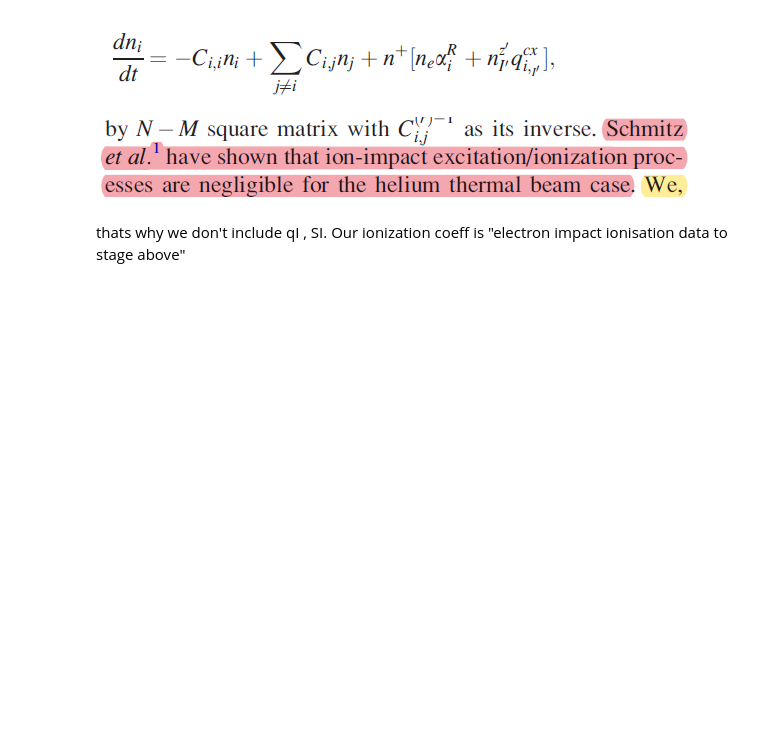
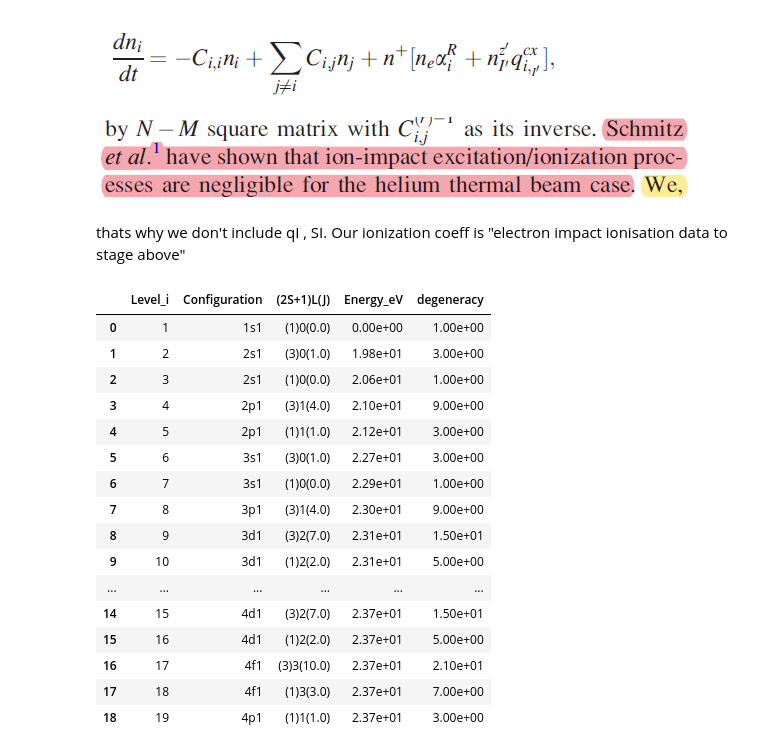
Before and after one commit to nadyayal/CRM, a Jupyter notebook: CRM1.ipynb, the cells around one changed output. Saved outputs shown, nothing was run; the diff lists cells and outputs as text; code cells hidden in the pictures; blank space fills up the shorter version.

Commit message:
config from nist

```diff
--- a/CRM1.ipynb
+++ b/CRM1.ipynb
@@ -143,3 +162,3 @@ pd.set_option('display.float_format', lambda x: '%.2e' % x)
 # %%
-df_ex, df_i, Aji, df_config = read_adas4("/content/drive/MyDrive/CRM_data/helike_hps02he.dat", 'S')
-_, df_r, _, _ = read_adas4("/content/drive/MyDrive/CRM_data/helike_kvi97#he0.dat", 'R')
+df_ex, df_i, df_config = read_adas4("/content/drive/MyDrive/CRM_data/helike_hps02he.dat", 'S')
+_, df_r, _ = read_adas4("/content/drive/MyDrive/CRM_data/helike_kvi97#he0.dat", 'R')
@@ -165,3 +191,23 @@ Our ionization coeff is "electron impact ionisation data to stage above"
 # %%
 Te=Te1
 df_conf = df_config
+# %%
+df_conf
+# %% [output]
+|  | Level_i | Configuration | (2S+1)L(J) | Energy_eV | degeneracy |
+| 0 | 1 | 1s1 | (1)0(0.0) | 0.00e+00 | 1.00e+00 |
+| 1 | 2 | 2s1 | (3)0(1.0) | 1.98e+01 | 3.00e+00 |
+| 2 | 3 | 2s1 | (1)0(0.0) | 2.06e+01 | 1.00e+00 |
+| 3 | 4 | 2p1 | (3)1(4.0) | 2.10e+01 | 9.00e+00 |
+| 4 | 5 | 2p1 | (1)1(1.0) | 2.12e+01 | 3.00e+00 |
+| 5 | 6 | 3s1 | (3)0(1.0) | 2.27e+01 | 3.00e+00 |
+| 6 | 7 | 3s1 | (1)0(0.0) | 2.29e+01 | 1.00e+00 |
+| 7 | 8 | 3p1 | (3)1(4.0) | 2.30e+01 | 9.00e+00 |
+| 8 | 9 | 3d1 | (3)2(7.0) | 2.31e+01 | 1.50e+01 |
+| 9 | 10 | 3d1 | (1)2(2.0) | 2.31e+01 | 5.00e+00 |
+| ... | ... | ... | ... | ... | ... |
+| 14 | 15 | 4d1 | (3)2(7.0) | 2.37e+01 | 1.50e+01 |
+| 15 | 16 | 4d1 | (1)2(2.0) | 2.37e+01 | 5.00e+00 |
+| 16 | 17 | 4f1 | (3)3(10.0) | 2.37e+01 | 2.10e+01 |
+| 17 | 18 | 4f1 | (1)3(3.0) | 2.37e+01 | 7.00e+00 |
+| 18 | 19 | 4p1 | (1)1(1.0) | 2.37e+01 | 3.00e+00 |
```
Also changed, not shown: parts of 20 cells of this notebook.
